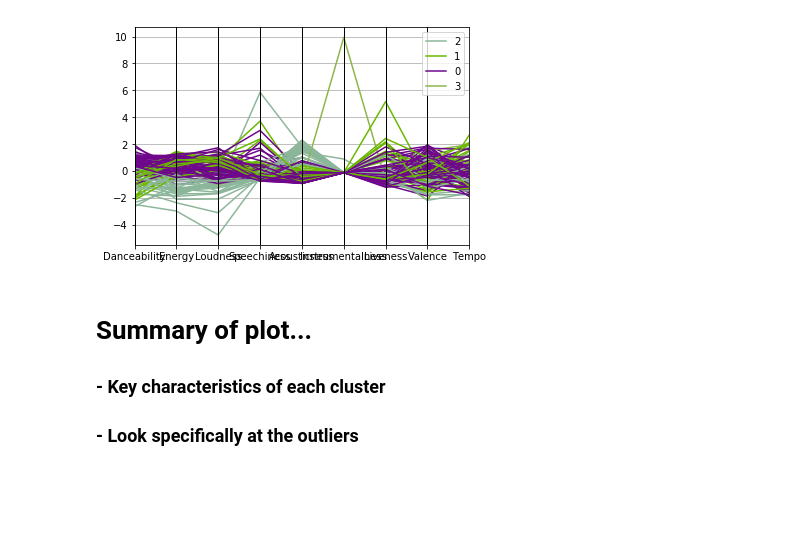
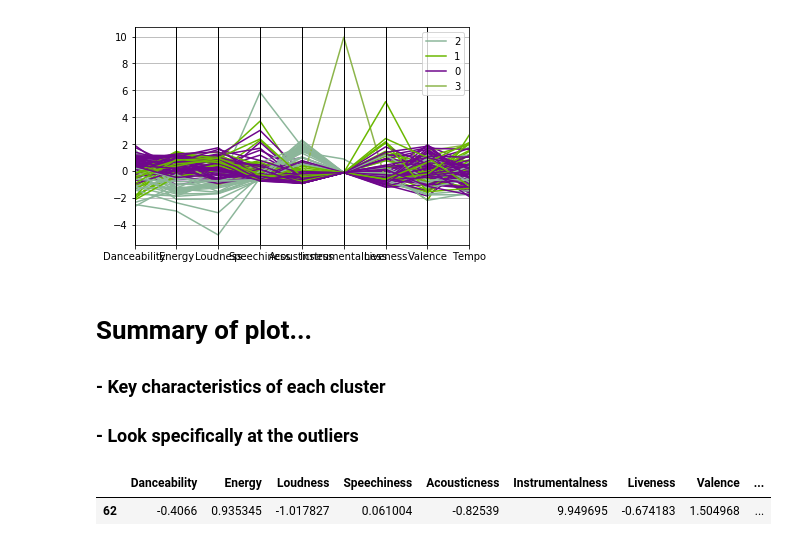
Before and after one commit to twyb/Apollosis-BIA, a Jupyter notebook: Artist's Portfolio2.ipynb, the cells around one changed output. Cells and saved outputs as stored; diff of their text form; code cells hidden in the pictures; blank space fills up the shorter version.

```diff
--- a/Artist's Portfolio2.ipynb
+++ b/Artist's Portfolio2.ipynb
@@ -548,3 +548,15 @@ pandas.tools.plotting.parallel_coordinates(df2, 'cluster')
 
 ### - Key characteristics of each cluster
 ### - Look specifically at the outliers
+# %%
+song_names = []
+for key in jb:
+    song_names.append(key)
+df2['name'] = song_names
+df2.loc[df2['cluster'] == 0]
+df2.loc[df2['cluster'] == 1]
+df2.loc[df2['cluster'] == 2]
+df2.loc[df2['cluster'] == 3]
+# %% [output]
+|  | Danceability | Energy | Loudness | Speechiness | Acousticness | Instrumentalness | Liveness | Valence | ... |
+| 62 | -0.4066 | 0.935345 | -1.017827 | 0.061004 | -0.82539 | 9.949695 | -0.674183 | 1.504968 | ... |
```
Also changed, not shown: parts of 1 cell of this notebook.
